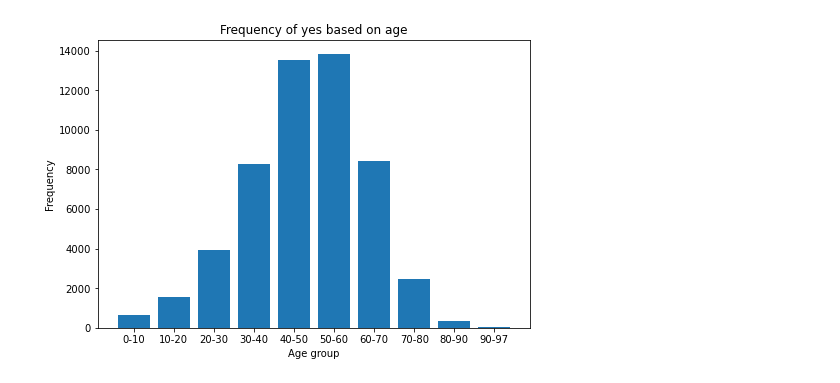
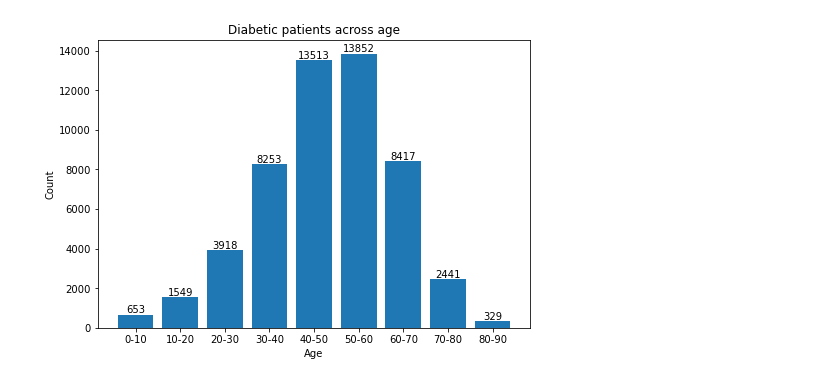
Before and after one commit to Sheryansh96/255Project, a Jupyter notebook: Preprocessing_diabetes.ipynb, the cells around one changed output. Saved outputs shown, nothing was run; the diff lists cells and outputs as text; code cells hidden in the pictures.

```diff
--- a/Preprocessing_diabetes.ipynb
+++ b/Preprocessing_diabetes.ipynb
@@ -282,3 +219,0 @@ F1 score for decision tree is- 95.7099776458131 %
-# %%
-data = pd.read_csv('2022.csv')
-data.head(10)
@@ -298,2 +224,3 @@ data.head(10)
 # %%
-dataframe5=pd.DataFrame(data)
+data1=data.copy()
+dataframe3=pd.DataFrame(data1)
@@ -319,25 +227,25 @@ plt.show()
 # %%
-diabetesage10 = dataframe2.loc[dataframe2['DIABAGE3'].isin([1,2,3,4,5,6,7,8,9,10])]
-diabetesage20 = dataframe2.loc[dataframe2['DIABAGE3'].isin([11,12,13,14,15,16,17,18,19,20])]
-diabetesage30 = dataframe2.loc[dataframe2['DIABAGE3'].isin([21,22,23,24,25,26,27,28,29,30])]
-diabetesage40 = dataframe2.loc[dataframe2['DIABAGE3'].isin([31,32,33,34,35,36,37,38,39,40])]
-diabetesage50 = dataframe2.loc[dataframe2['DIABAGE3'].isin([41,42,43,44,45,46,47,48,49,50])]
-diabetesage60 = dataframe2.loc[dataframe2['DIABAGE3'].isin([51,52,53,54,55,56,57,58,59,60])]
-diabetesage70 = dataframe2.loc[dataframe2['DIABAGE3'].isin([61,62,63,64,65,66,67,68,69,70])]
-diabetesage80 = dataframe2.loc[dataframe2['DIABAGE3'].isin([71,72,73,74,75,76,77,78,79,80])]
-diabetesage90 = dataframe2.loc[dataframe2['DIABAGE3'].isin([81,82,83,84,85,86,87,88,89,90])]
-diabetesage100 = dataframe2.loc[dataframe2['DIABAGE3'].isin([91,92,93,94,95,96,97])]
+da1 = dataframe3.loc[dataframe3['DIABAGE3'].isin([1,2,3,4,5,6,7,8,9,10])]
+da2 = dataframe3.loc[dataframe3['DIABAGE3'].isin([11,12,13,14,15,16,17,18,19,20])]
+da3 = dataframe3.loc[dataframe3['DIABAGE3'].isin([21,22,23,24,25,26,27,28,29,30])]
+da4 = dataframe3.loc[dataframe3['DIABAGE3'].isin([31,32,33,34,35,36,37,38,39,40])]
+da5 = dataframe3.loc[dataframe3['DIABAGE3'].isin([41,42,43,44,45,46,47,48,49,50])]
+da6 = dataframe3.loc[dataframe3['DIABAGE3'].isin([51,52,53,54,55,56,57,58,59,60])]
+da7 = dataframe3.loc[dataframe3['DIABAGE3'].isin([61,62,63,64,65,66,67,68,69,70])]
+da8 = dataframe3.loc[dataframe3['DIABAGE3'].isin([71,72,73,74,75,76,77,78,79,80])]
+da9 = dataframe3.loc[dataframe3['DIABAGE3'].isin([81,82,83,84,85,86,87,88,89,90])]
+da10 = dataframe3.loc[dataframe3['DIABAGE3'].isin([91,92,93,94,95,96,97,98])]
 # %%
-#plotting frequency of yes for different age groups
 fig = plt.figure()
 ax = fig.add_axes([0,0,1,1])
-counts=[diabetesage10.shape[0],diabetesage20.shape[0],diabetesage30.shape[0],diabetesage40.shape[0],diabetesage50.shape[0],diabetesage60.shape[0],diabetesage70.shape[0],diabetesage80.shape[0],diabetesage90.shape[0],diabetesage100.shape[0]]
-langs = ['0-10','10-20','20-30','30-40','40-50', '50-60','60-70','70-80','80-90','90-97']
-ax.bar(langs,counts)
-plt.xlabel('Age group')
-plt.ylabel('Frequency')
-plt.title('Frequency of yes based on age')
+counts=[da1.shape[0],da2.shape[0],da3.shape[0],da4.shape[0],da5.shape[0],da6.shape[0],da7.shape[0],da8.shape[0],da9.shape[0]]
+ages = ['0-10','10-20','20-30','30-40','40-50', '50-60','60-70','70-80','80-90']
+p=ax.bar(ages,counts)
+ax.bar_label(p)
+plt.xlabel('Age')
+plt.ylabel('Count')
+plt.title('Diabetic patients across age')
 plt.show()
 # %% [output]
-[figure, old version]
+[figure, new version]
 # %%
```
Also changed, not shown: parts of 49 cells of this notebook.
